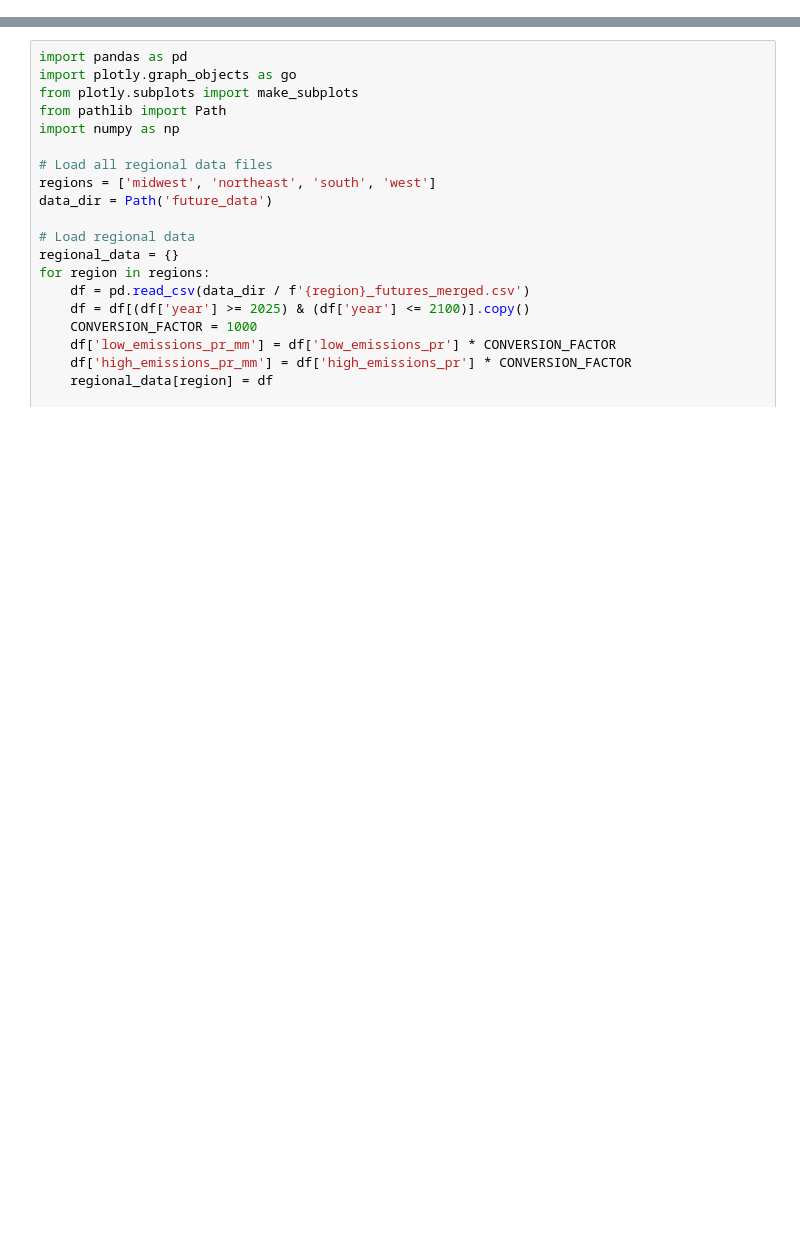
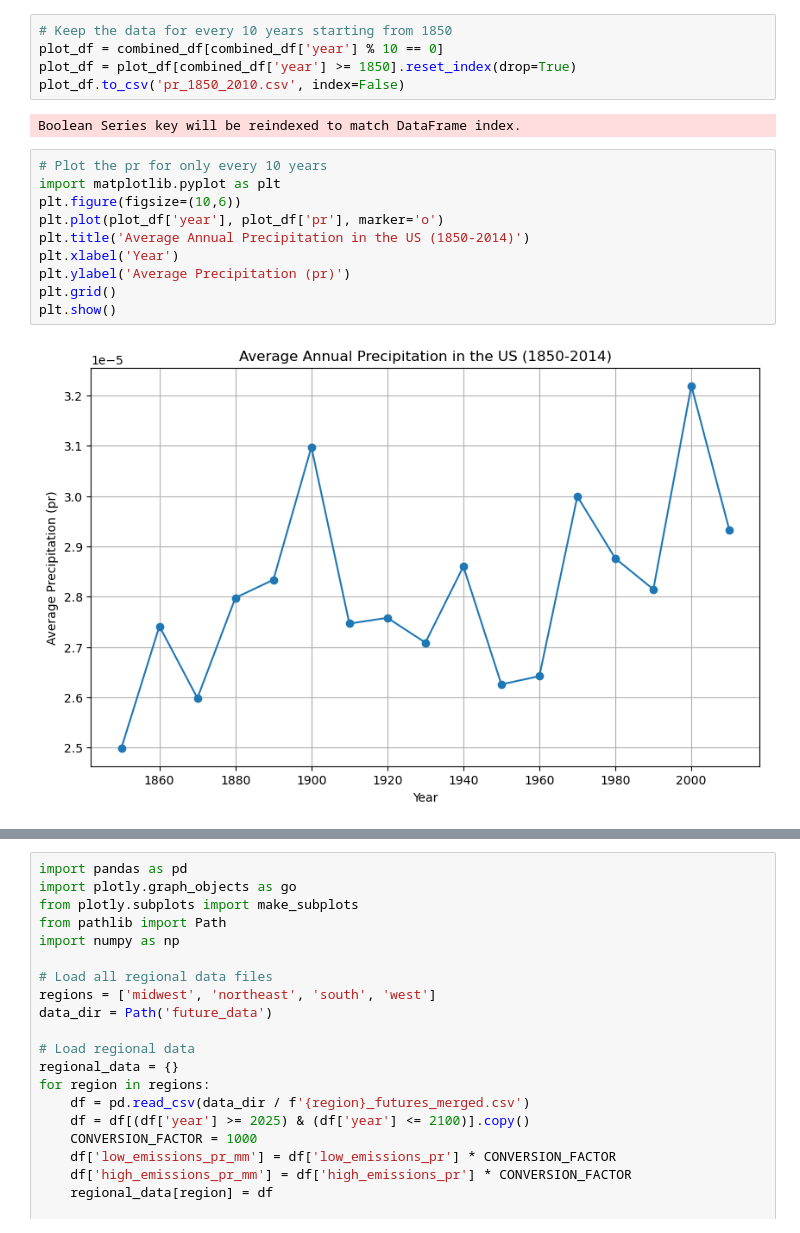
Before and after one commit to jeremyjcheng/106_final_project, a Jupyter notebook: eda.ipynb, the cells around one changed output, grey strips where cells are left out. Cells and saved outputs as stored; diff of their text form; blank space fills up the shorter version.

```diff
--- a/eda.ipynb
+++ b/eda.ipynb
@@ -1,3 +47,22 @@
+# %%
+# Keep the data for every 10 years starting from 1850
+plot_df = combined_df[combined_df['year'] % 10 == 0]
+plot_df = plot_df[combined_df['year'] >= 1850].reset_index(drop=True)
+plot_df.to_csv('pr_1850_2010.csv', index=False)
+# %% [output]
+Boolean Series key will be reindexed to match DataFrame index.
+# %%
+# Plot the pr for only every 10 years
+import matplotlib.pyplot as plt
+plt.figure(figsize=(10,6))
+plt.plot(plot_df['year'], plot_df['pr'], marker='o')
+plt.title('Average Annual Precipitation in the US (1850-2014)')
+plt.xlabel('Year')
+plt.ylabel('Average Precipitation (pr)')
+plt.grid()
+plt.show()
+# %% [output]
+[figure, added]
 # %%
 import pandas as pd
 import plotly.graph_objects as go
```
Also changed, not shown: parts of 10 cells of this notebook, 8 other files.
